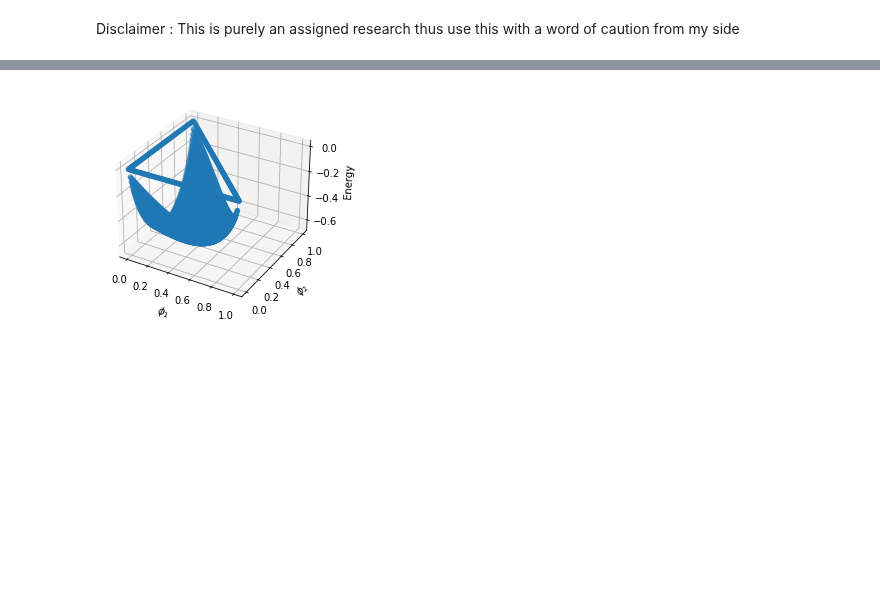
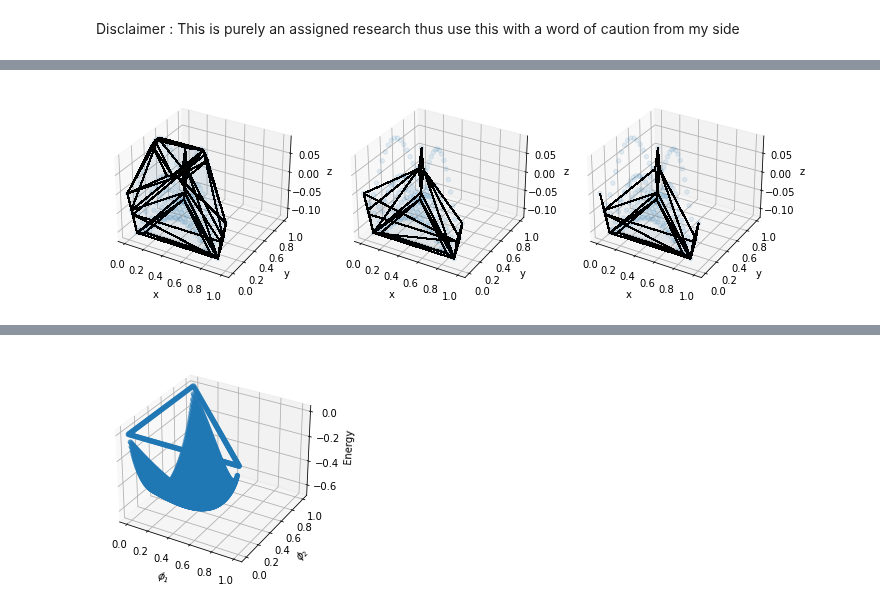
Before and after one commit to kiranvad/polyphase, a Jupyter notebook: notebooks/[ASR] Energy corrections.ipynb, the cells around one changed output, grey strips where cells are left out. Drawn from its saved outputs; the diff is of its cells as text; code cells hidden in the pictures; blank space fills up the shorter version.

```diff
--- a/notebooks/[ASR] Energy corrections.ipynb
+++ b/notebooks/[ASR] Energy corrections.ipynb
@@ -10,3 +55,28 @@ import matplotlib.pyplot as plt
+# %%
+grid = polyphase.makegridnd(20,3)
+M = [1,1,1]
+chi = [3.1,3.1,3.1]
+f = lambda x: polyphase.flory_huggins(x,M,chi)
+energy = np.asarray([f(x) for x in grid.T])
+points = np.concatenate((grid[:-1,:].T,energy.reshape(-1,1)),axis=1)
+
+hull = ConvexHull(points)
+lower_hull = get_lower_convexhull(points)
+zlower = hull.equations[:,-2]<0
+
+fig, axs = plt.subplots(1,3,figsize=(3*4,4),subplot_kw={'projection':'3d'})
+triangles = [hull.simplices, lower_hull,hull.simplices[zlower]]
+for i in range(3):
+    axs[i].scatter(points[:,0], points[:,1],points[:,2],alpha=0.1)
+    axs[i].plot_trisurf(points[:,0],points[:,1],points[:,2],triangles=triangles[i],
+                    linewidth=1.0,edgecolor='k', antialiased=False,facecolor='grey',alpha=0.05)
+    axs[i].set_xlabel('x')
+    axs[i].set_ylabel('y')
+    axs[i].set_zlabel('z')
+
+plt.show()
+# %% [output]
+[figure, added]
 # %%
 M, chi = polyphase.get_sample_data(1)
 f = lambda x : polyphase.flory_huggins(x, M, chi)
```
Also changed, not shown: parts of 6 cells of this notebook, 5 other files.
